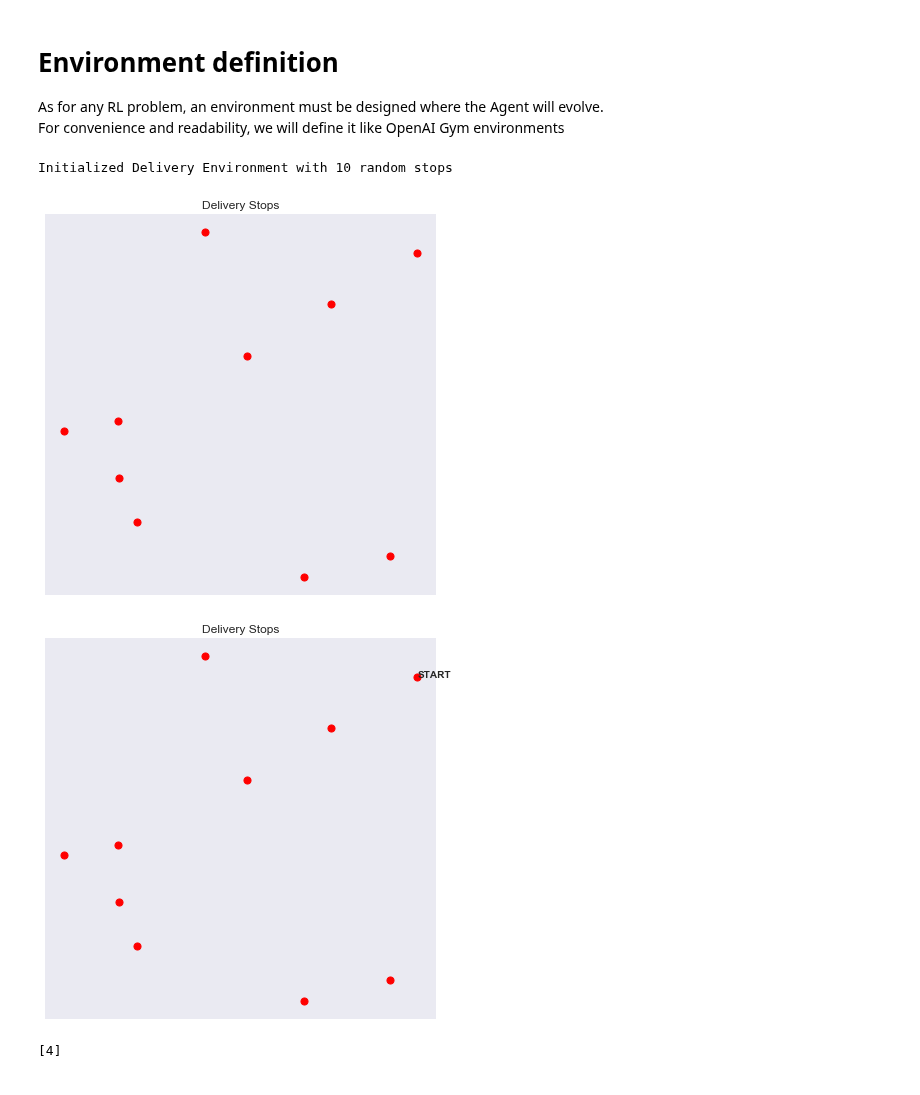
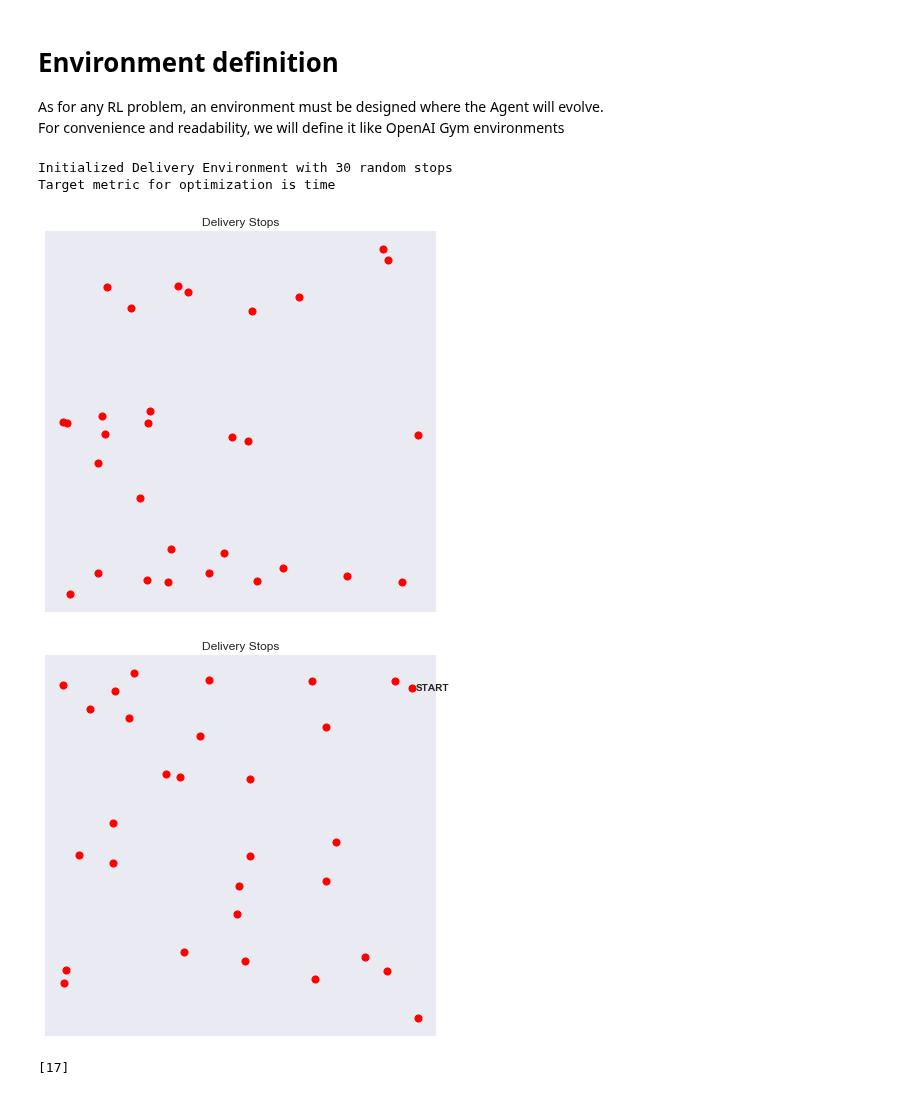
Before and after one commit to TheoLvs/reinforcement-learning, a Jupyter notebook: 5. Delivery Optimization/Optimizing delivery with Reinforcement Learning.ipynb, the cells around one changed output. Saved outputs shown, nothing was run; the diff lists cells and outputs as text; code cells hidden in the pictures.

```diff
--- a/5. Delivery Optimization/Optimizing delivery with Reinforcement Learning.ipynb
+++ b/5. Delivery Optimization/Optimizing delivery with Reinforcement Learning.ipynb
@@ -21,16 +21,17 @@ For convenience and readability, we will define it like OpenAI Gym environments
 # %%
 from delivery import *
 # %%
-env = DeliveryEnvironment()
+env = DeliveryEnvironment(n_stops = 30,method = "time")
 # %% [output]
-Initialized Delivery Environment with 10 random stops
+Initialized Delivery Environment with 30 random stops
+Target metric for optimization is time
-[figure, old version]
+[figure, new version]
 # %%
 env.render()
 # %% [output]
-[figure, old version]
+[figure, new version]
 # %%
 env.stops
 # %% [output]
-[4]
+[17]
 # %%
```
Also changed, not shown: parts of 2 cells of this notebook, 1 other file.
